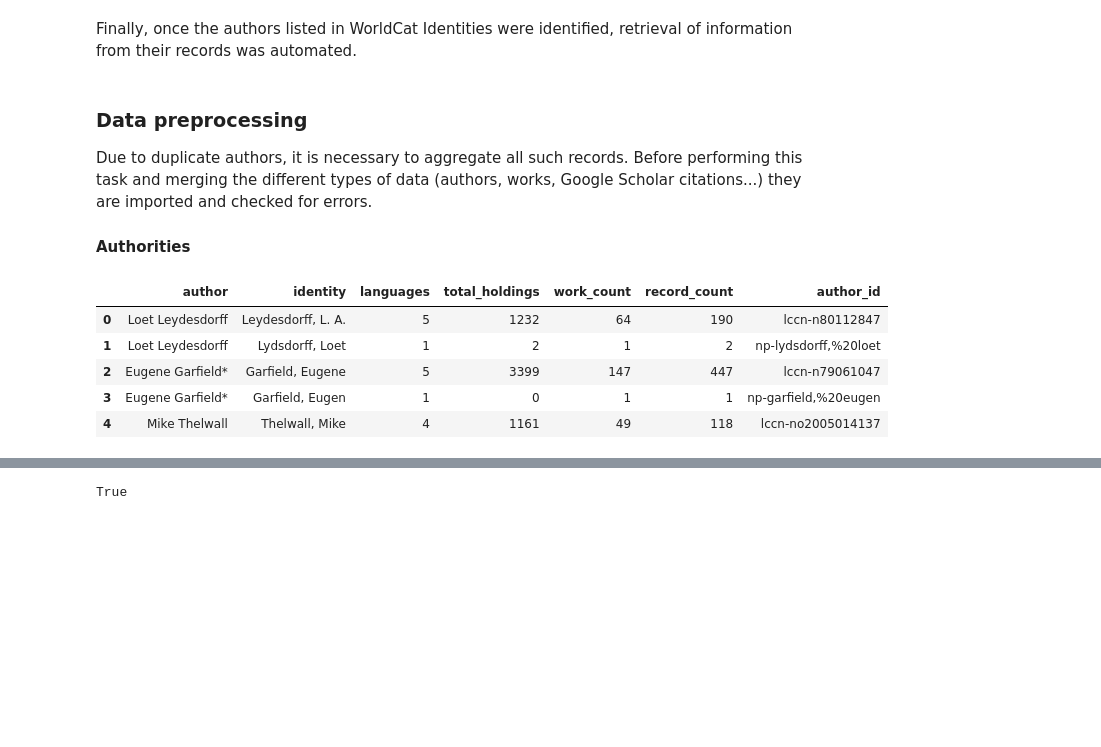
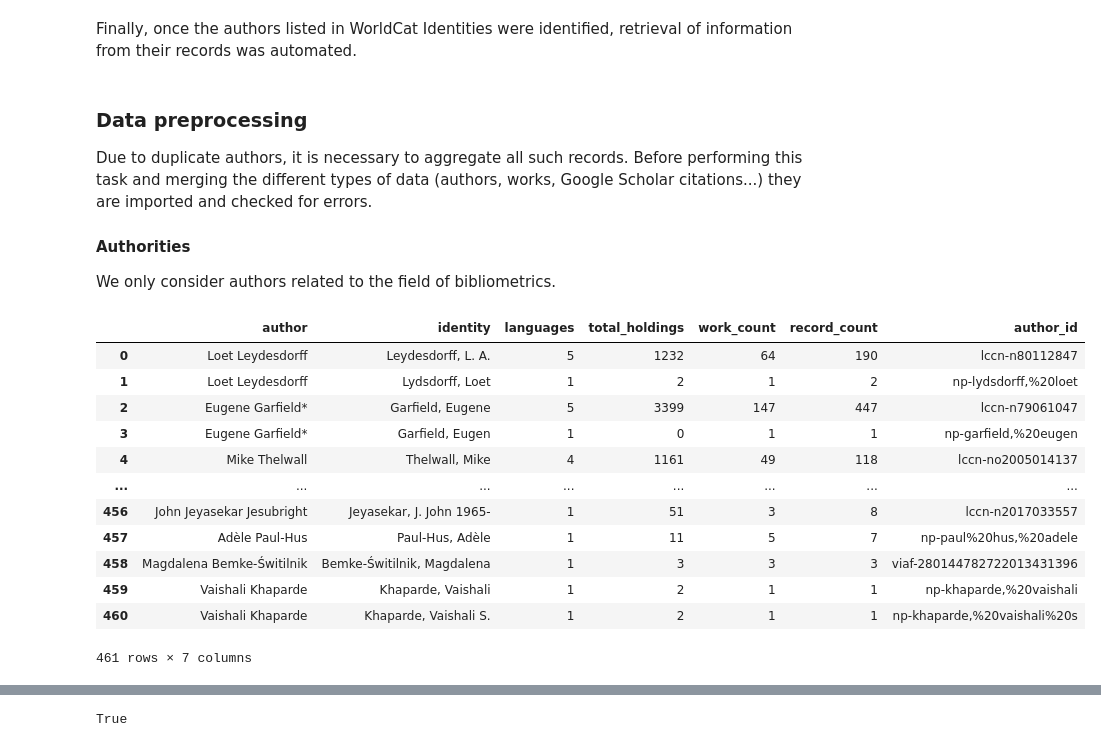
Before and after one commit to Wences91/library_catalog_wi, a Jupyter notebook: index.ipynb, the cells around one changed output, grey strips where cells are left out. Cells and saved outputs as stored; diff of their text form; code cells hidden in the pictures; blank space fills up the shorter version.

```diff
--- a/index.ipynb
+++ b/index.ipynb
@@ -116,16 +131,24 @@ Finally, once the authors listed in WorldCat Identities were identified, retriev
 Due to duplicate authors, it is necessary to aggregate all such records. Before performing this task and merging the different types of data (authors, works, Google Scholar citations...) they are imported and checked for errors.
 
 #### Authorities
+We only consider authors related to the field of bibliometrics.
 # %%
-authors_data = pandas.read_csv('data/uri_worldcat_identities_author.tsv',
-                               sep = '\t',
-                               na_values = 'NA')
+authors_data = pd.read_csv('data/uri_worldcat_identities_author.tsv',
+                           sep = '\t',
+                           na_values = 'NA')
 
-authors_data.head()
+authors_data
 # %% [output]
 |  | author | identity | languages | total_holdings | work_count | record_count | author_id |
 | 0 | Loet Leydesdorff | Leydesdorff, L. A. | 5 | 1232 | 64 | 190 | lccn-n80112847 |
 | 1 | Loet Leydesdorff | Lydsdorff, Loet | 1 | 2 | 1 | 2 | np-lydsdorff,%20loet |
 | 2 | Eugene Garfield* | Garfield, Eugene | 5 | 3399 | 147 | 447 | lccn-n79061047 |
 | 3 | Eugene Garfield* | Garfield, Eugen | 1 | 0 | 1 | 1 | np-garfield,%20eugen |
 | 4 | Mike Thelwall | Thelwall, Mike | 4 | 1161 | 49 | 118 | lccn-no2005014137 |
+| ... | ... | ... | ... | ... | ... | ... | ... |
+| 456 | John Jeyasekar Jesubright | Jeyasekar, J. John 1965- | 1 | 51 | 3 | 8 | lccn-n2017033557 |
+| 457 | Adèle Paul-Hus | Paul-Hus, Adèle | 1 | 11 | 5 | 7 | np-paul%20hus,%20adele |
+| 458 | Magdalena Bemke-Świtilnik | Bemke-Świtilnik, Magdalena | 1 | 3 | 3 | 3 | viaf-280144782722013431396 |
+| 459 | Vaishali Khaparde | Khaparde, Vaishali | 1 | 2 | 1 | 1 | np-khaparde,%20vaishali |
+| 460 | Vaishali Khaparde | Khaparde, Vaishali S. | 1 | 2 | 1 | 1 | np-khaparde,%20vaishali%20s |
+461 rows × 7 columns
```
Also changed, not shown: parts of 54 cells of this notebook, 8 other files.
